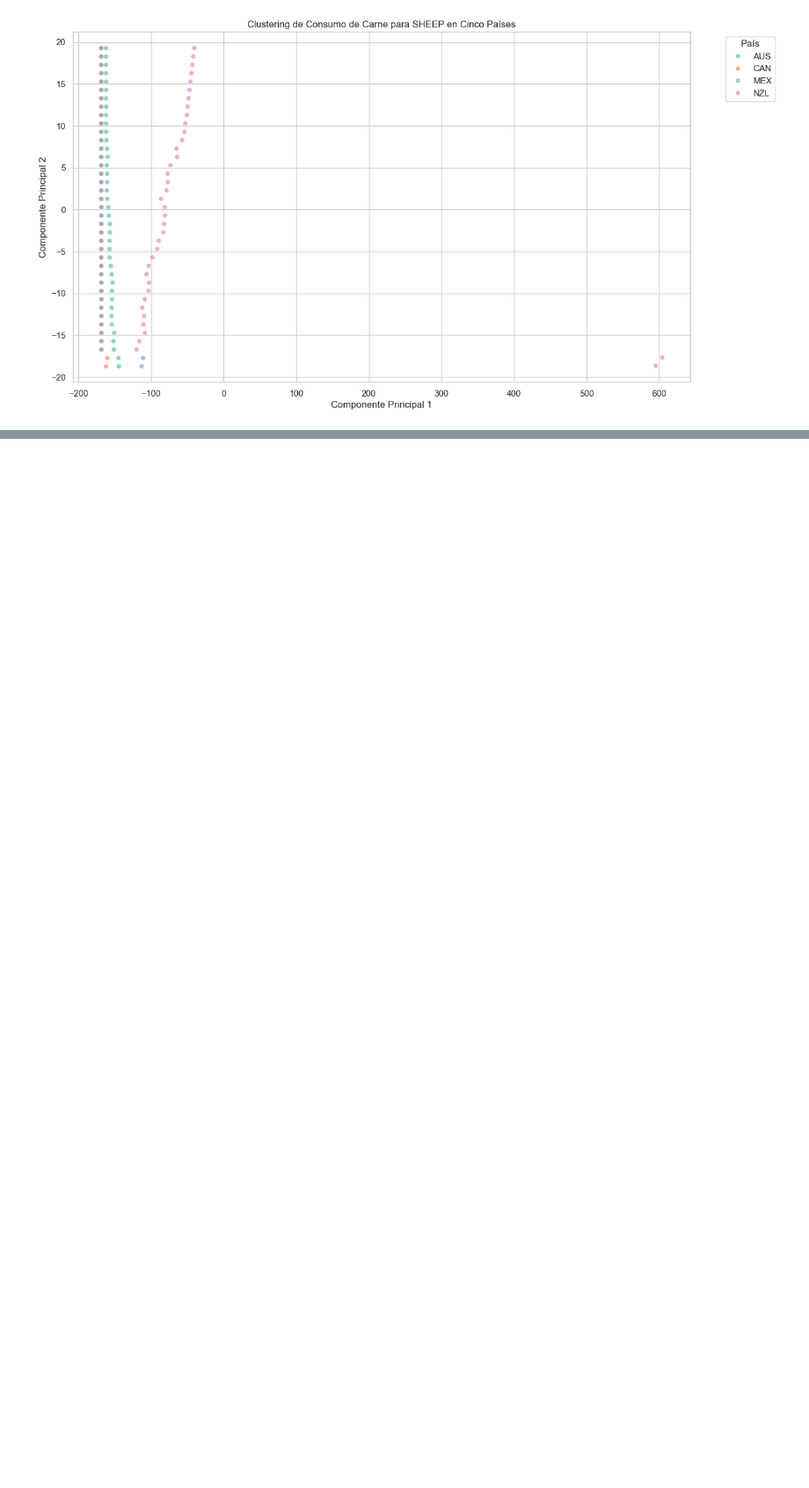
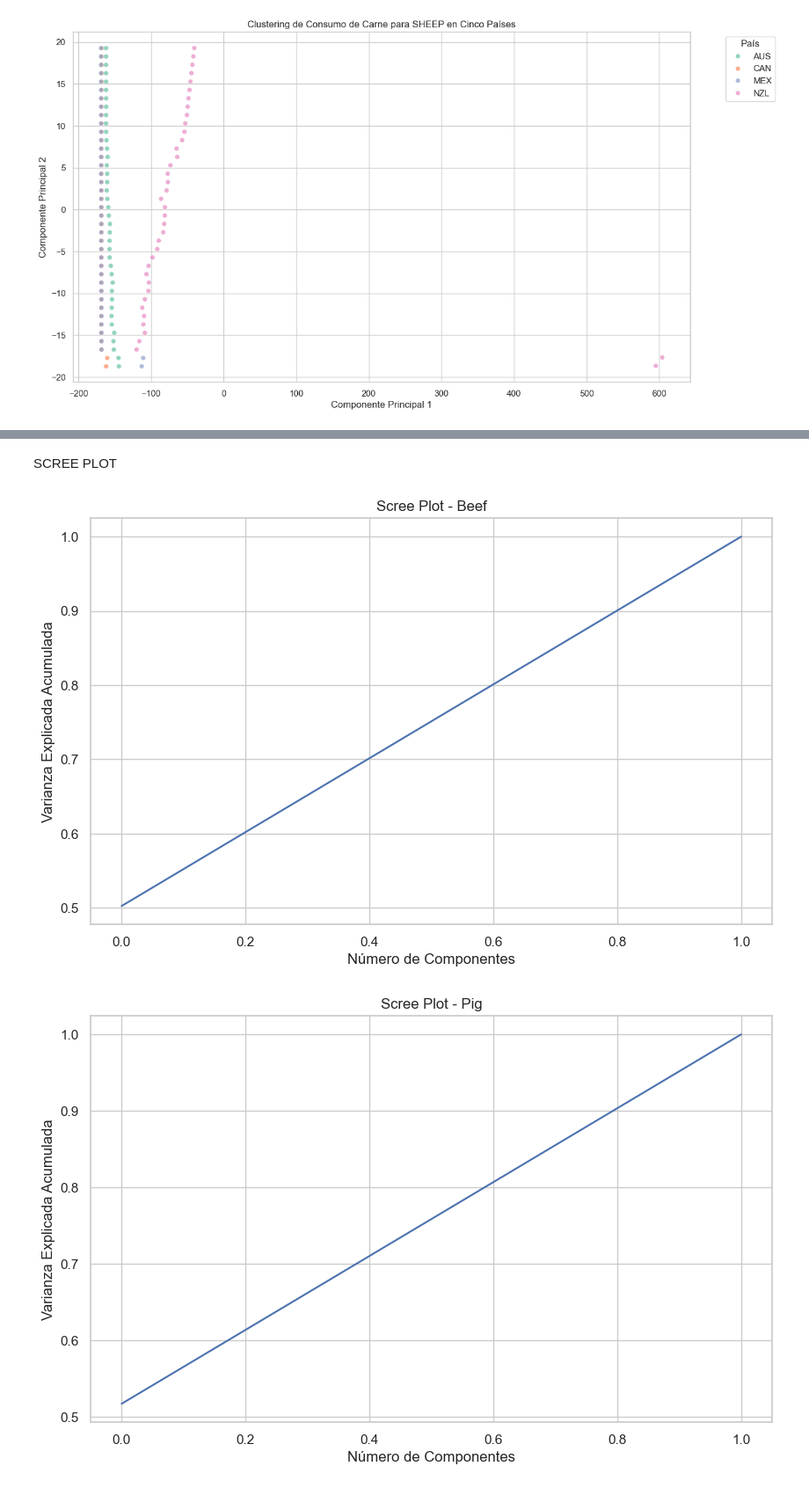
Before and after one commit to danielbolanosuax/GolesUEFA2022, a Jupyter notebook: otrodt.ipynb, the cells around one changed output, grey strips where cells are left out. Shown at 88% size. Cells and saved outputs as stored; diff of their text form; code cells hidden in the pictures; blank space fills up the shorter version.

```diff
--- a/otrodt.ipynb
+++ b/otrodt.ipynb
@@ -762,0 +1497,21 @@ Países presentes después del filtrado: ['AUS' 'CAN' 'MEX' 'NZL' 'CHL']
+# %% [markdown]
+SCREE PLOT
+# %%
+# Función para crear el Scree Plot
+def plot_scree(pca_model, title):
+    plt.figure(figsize=(10, 6))
+    plt.plot(np.cumsum(pca_model.explained_variance_ratio_))
+    plt.xlabel('Número de Componentes')
+    plt.ylabel('Varianza Explicada Acumulada')
+    plt.title(title)
+    plt.grid(True)
+    plt.show()
+
+# Crear Scree Plot para cada tipo de carne
+plot_scree(pca_beef_model, 'Scree Plot - Beef')
+plot_scree(pca_pig_model, 'Scree Plot - Pig')
+plot_scree(pca_poultry_model, 'Scree Plot - Poultry')
+plot_scree(pca_sheep_model, 'Scree Plot - Sheep')
+# %% [output]
+[figure, added]
+[figure, added]
```
Also changed, not shown: parts of 40 cells of this notebook.
